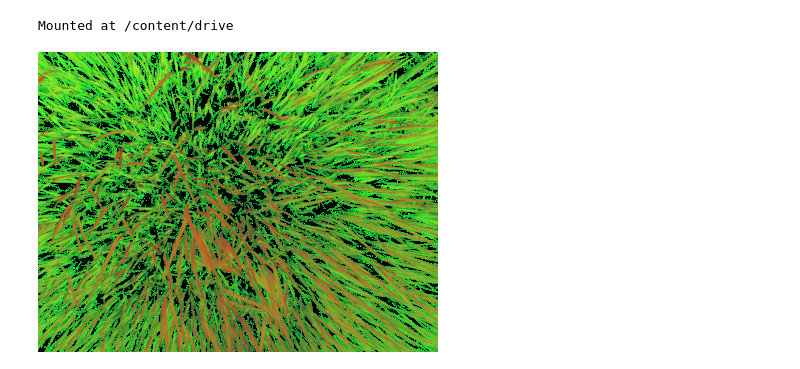
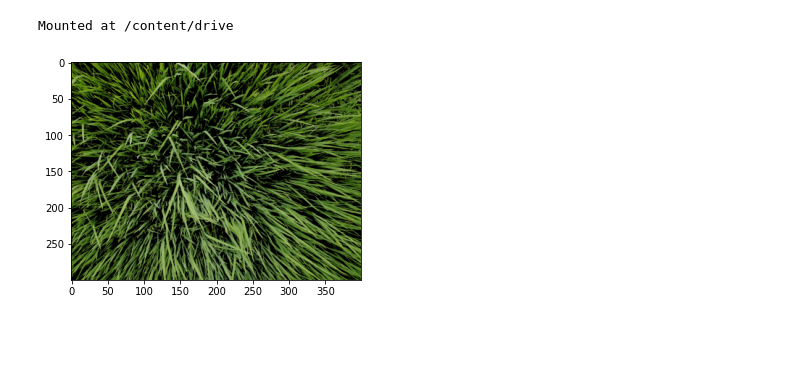
Before and after one commit to shayanmalinda/Effective-identification-of-Nitrogen-Fertilizer-demand-for-Paddy-Cultivation-using-UAVs, a Jupyter notebook: Models/(Rusiri)preprocessing_hsv.ipynb, the cells around one changed output. Saved outputs shown, nothing was run; the diff lists cells and outputs as text; code cells hidden in the pictures; blank space fills up the shorter version.

Commit message:
changes to hsv image extractor

```diff
--- a/Models/(Rusiri)preprocessing_hsv.ipynb
+++ b/Models/(Rusiri)preprocessing_hsv.ipynb
@@ -6,28 +6,32 @@ Mounted at /content/drive
 # %%
 import numpy as np
 import cv2
 import matplotlib.pyplot as plt
 import glob
 import pandas as pd
 from google.colab.patches import cv2_imshow
 
 file="/content/drive/My Drive/Final Year Research/Dataset/Oneplus 5T/Level 05/IMG_20210721_100346.jpg"
 
 IMG_WIDTH=300
 IMG_HEIGHT=400
 
 image=cv2.imread(file)
 
 rgbImage = cv2.cvtColor(image, cv2.COLOR_BGR2RGB)
 hsvImage = cv2.cvtColor(image, cv2.COLOR_BGR2HSV)
 low_green = np.array([30, 50, 76])
 high_green = np.array([80, 255, 255])
 mask = cv2.inRange(hsvImage, low_green, high_green)
 # Create the inverted mask
-res = cv2.bitwise_and(image,image, mask= mask)
+res = cv2.bitwise_and(rgbImage,rgbImage, mask= mask)
 
 image1=cv2.resize(res, (IMG_HEIGHT, IMG_WIDTH),interpolation = cv2.INTER_AREA)
 image2 = cv2.cvtColor(image1, cv2.COLOR_BGR2HSV)
-cv2_imshow(image2)
+plt.imshow(image1)
+plt.show()
+
+img_data=np.array([image2,image1])
+np.save('drive/My Drive/Final Year Research/Dataset/Oneplus 5T/data_files/processed_hsv_and_rgb.npy',img_data)
 # %% [output]
-[figure, old version]
+[figure, new version]
```
Also changed, not shown: parts of 1 cell of this notebook.
